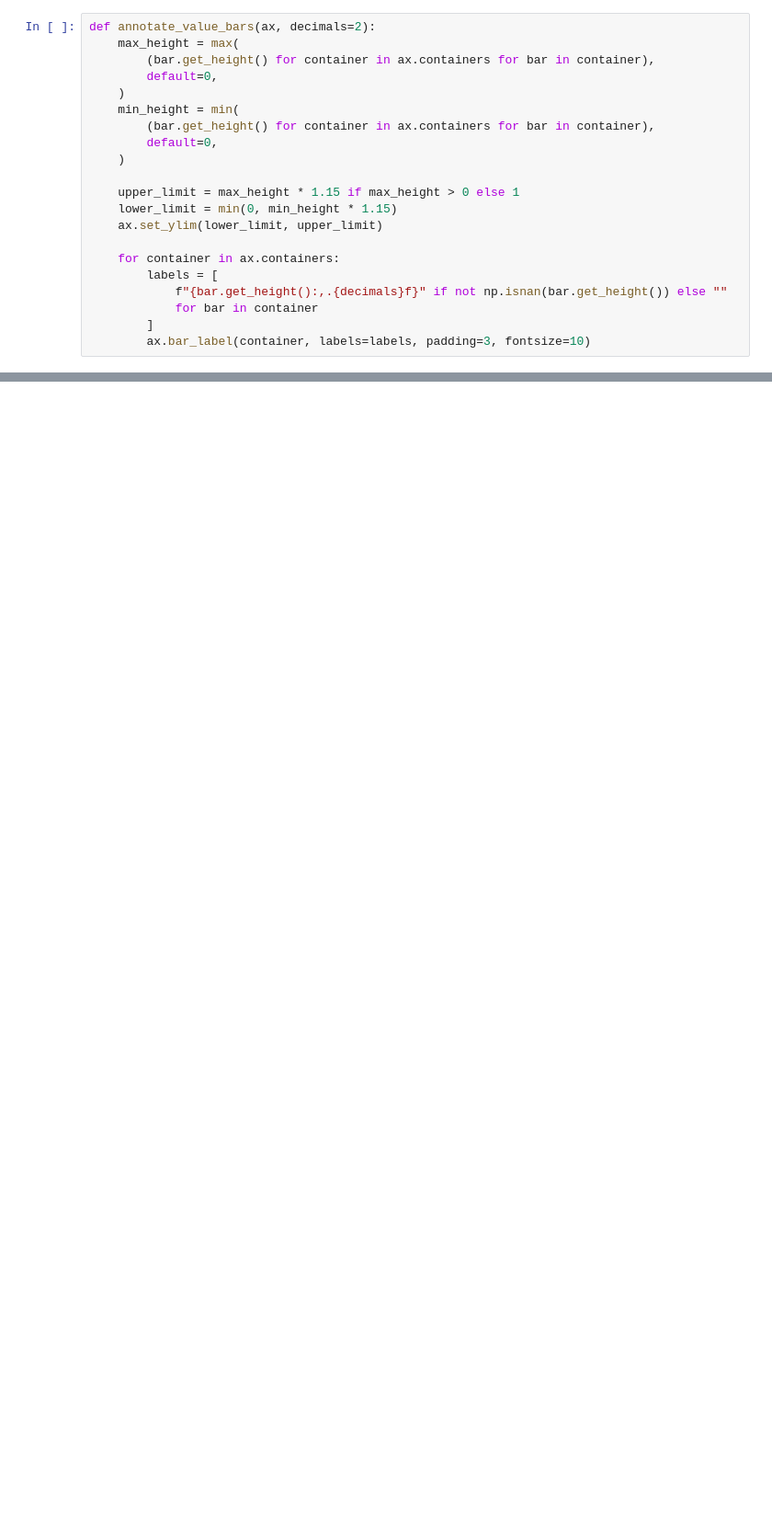
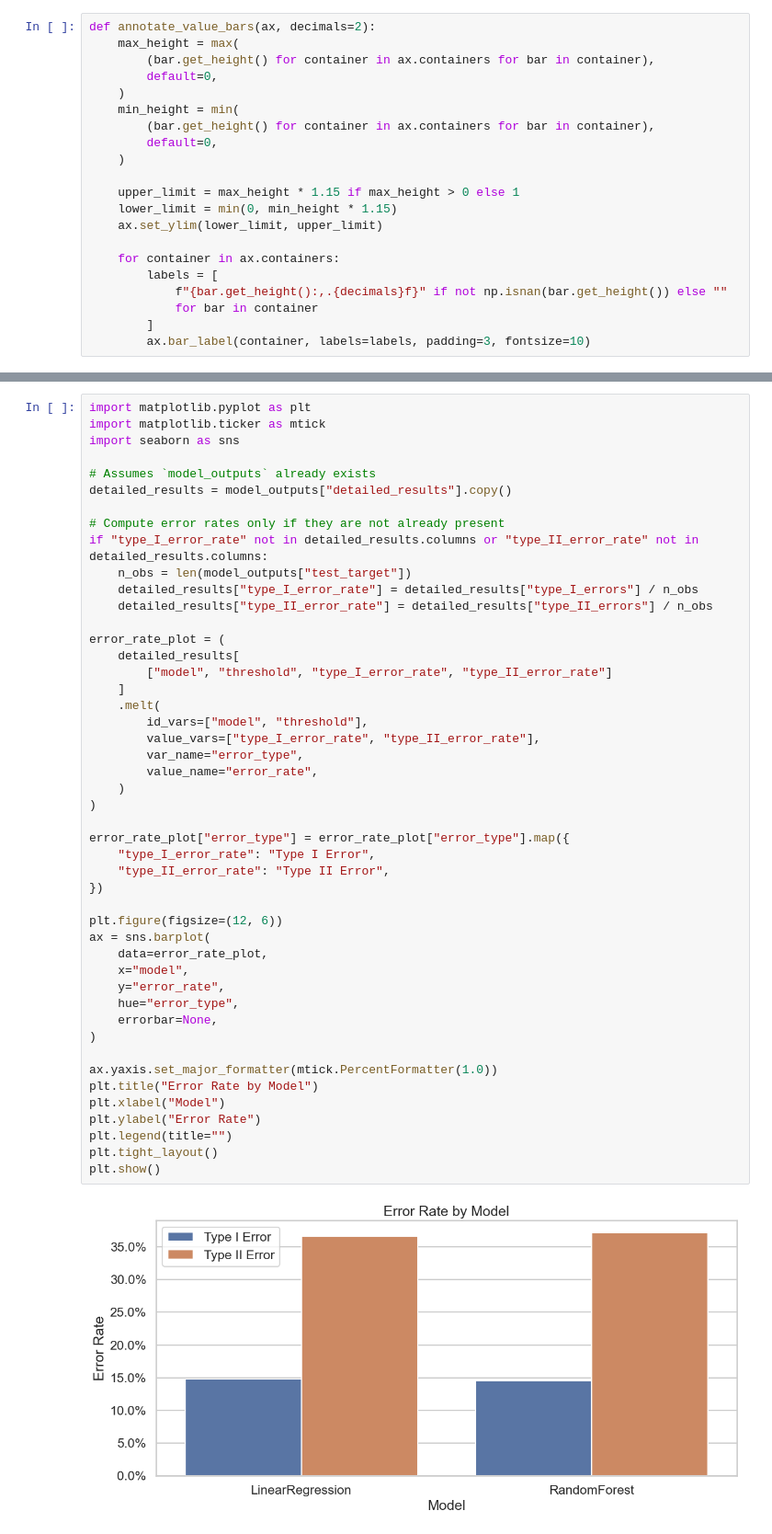
Before and after one commit to RodrigoHdRio/threshold-investment-decision-study, a Jupyter notebook: main/main.ipynb, the cells around one changed output, grey strips where cells are left out. Shown at 92% size. Drawn from its saved outputs; the diff is of its cells as text; blank space fills up the shorter version.

```diff
--- a/main/main.ipynb
+++ b/main/main.ipynb
@@ -1026,0 +960,49 @@ plot_flip_rate_bar(flip_summary)
+# %%
+import matplotlib.pyplot as plt
+import matplotlib.ticker as mtick
+import seaborn as sns
+
+# Assumes `model_outputs` already exists
+detailed_results = model_outputs["detailed_results"].copy()
+
+# Compute error rates only if they are not already present
+if "type_I_error_rate" not in detailed_results.columns or "type_II_error_rate" not in detailed_results.columns:
+    n_obs = len(model_outputs["test_target"])
+    detailed_results["type_I_error_rate"] = detailed_results["type_I_errors"] / n_obs
+    detailed_results["type_II_error_rate"] = detailed_results["type_II_errors"] / n_obs
+
+error_rate_plot = (
+    detailed_results[
+        ["model", "threshold", "type_I_error_rate", "type_II_error_rate"]
+    ]
+    .melt(
+        id_vars=["model", "threshold"],
+        value_vars=["type_I_error_rate", "type_II_error_rate"],
+        var_name="error_type",
+        value_name="error_rate",
+    )
+)
+
+error_rate_plot["error_type"] = error_rate_plot["error_type"].map({
+    "type_I_error_rate": "Type I Error",
+    "type_II_error_rate": "Type II Error",
+})
+
+plt.figure(figsize=(12, 6))
+ax = sns.barplot(
+    data=error_rate_plot,
+    x="model",
+    y="error_rate",
+    hue="error_type",
+    errorbar=None,
+)
+
+ax.yaxis.set_major_formatter(mtick.PercentFormatter(1.0))
+plt.title("Error Rate by Model")
+plt.xlabel("Model")
+plt.ylabel("Error Rate")
+plt.legend(title="")
+plt.tight_layout()
+plt.show()
+# %% [output]
+[figure, added]
```
Also changed, not shown: parts of 12 cells of this notebook, 1 other file.
